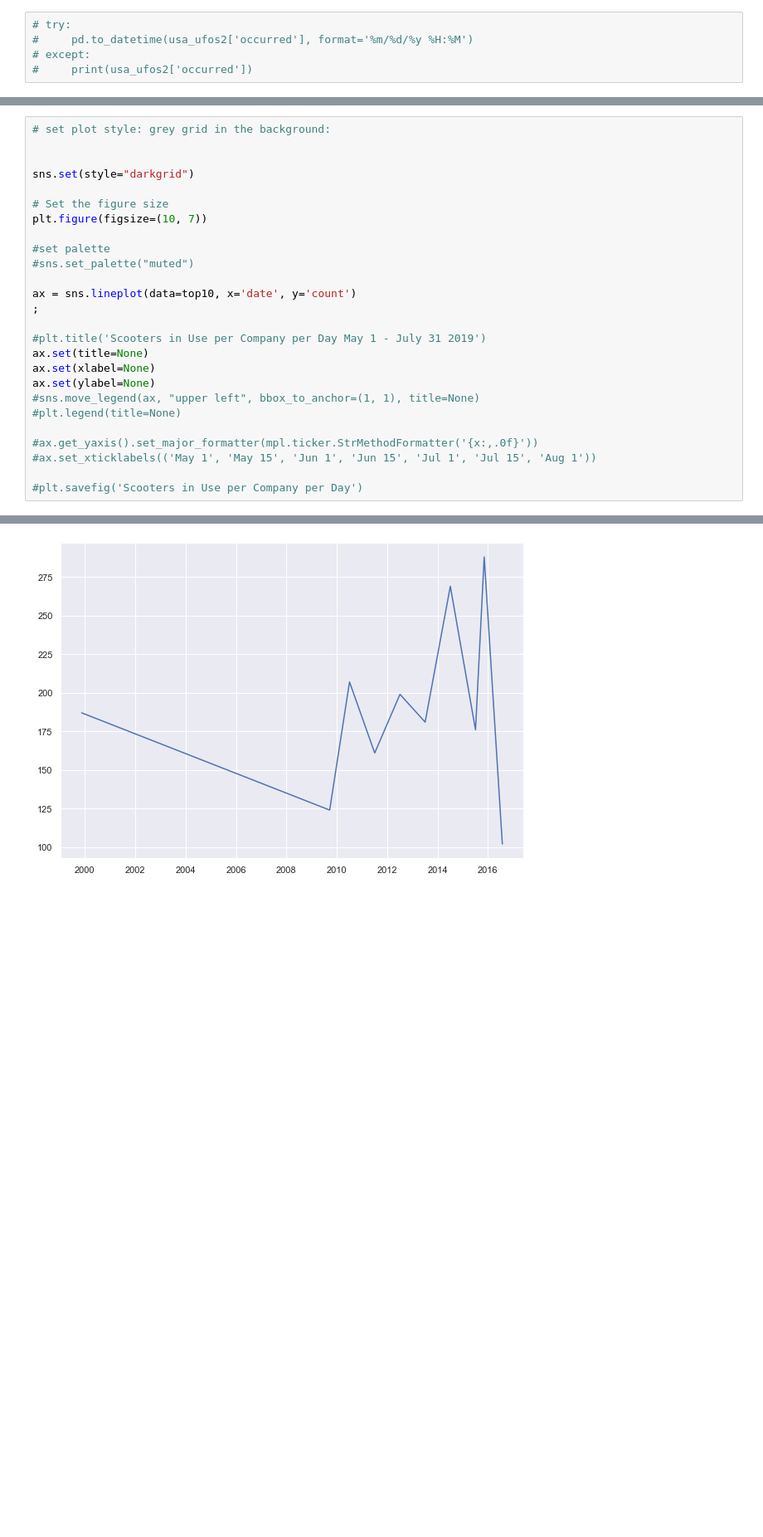
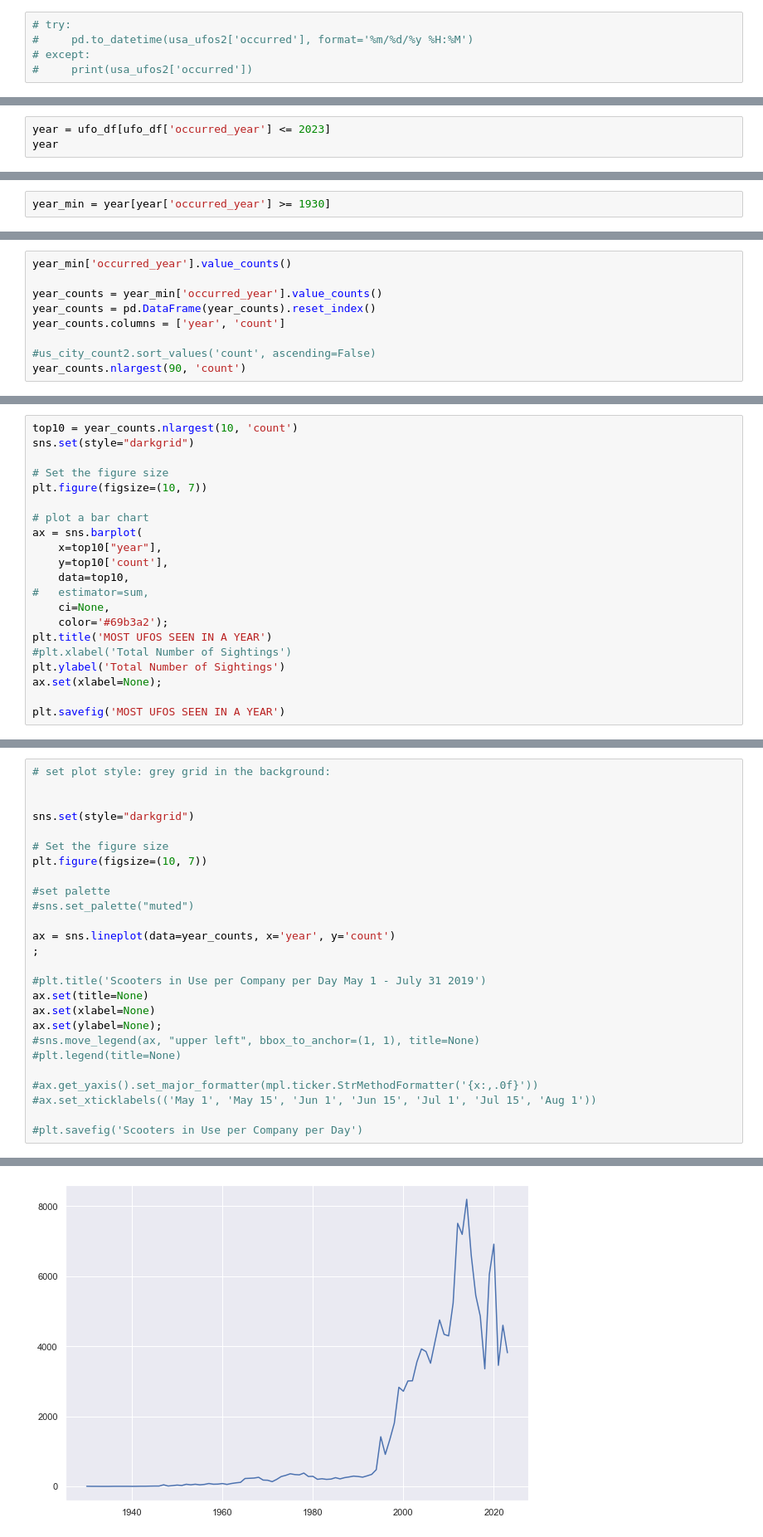
Before and after one commit to t-white-21/ufo-exploration, a Jupyter notebook: notebooks/ufo_times.ipynb, the cells around one changed output, grey strips where cells are left out. Shown: that part at 83% size. Cells and saved outputs as stored; diff of their text form; blank space fills up the shorter version.

Commit message:
time charts

```diff
--- a/notebooks/ufo_times.ipynb
+++ b/notebooks/ufo_times.ipynb
@@ -148,0 +210,3 @@ plt.savefig('MOST UFOS SEEN IN A DAY')
+# %%
+year = ufo_df[ufo_df['occurred_year'] <= 2023]
+year
@@ -148,0 +231,2 @@ plt.savefig('MOST UFOS SEEN IN A DAY')
+# %%
+year_min = year[year['occurred_year'] >= 1930]
@@ -148,0 +237,9 @@ plt.savefig('MOST UFOS SEEN IN A DAY')
+# %%
+year_min['occurred_year'].value_counts()
+
+year_counts = year_min['occurred_year'].value_counts()
+year_counts = pd.DataFrame(year_counts).reset_index()
+year_counts.columns = ['year', 'count']
+
+#us_city_count2.sort_values('count', ascending=False)
+year_counts.nlargest(90, 'count')
@@ -148,0 +260,21 @@ plt.savefig('MOST UFOS SEEN IN A DAY')
+# %%
+top10 = year_counts.nlargest(10, 'count')
+sns.set(style="darkgrid")
+
+# Set the figure size
+plt.figure(figsize=(10, 7))
+
+# plot a bar chart
+ax = sns.barplot(
+    x=top10["year"],
+    y=top10['count'],
+    data=top10,
+#   estimator=sum,
+    ci=None,
+    color='#69b3a2');
+plt.title('MOST UFOS SEEN IN A YEAR')
+#plt.xlabel('Total Number of Sightings')
+plt.ylabel('Total Number of Sightings')
+ax.set(xlabel=None);
+
+plt.savefig('MOST UFOS SEEN IN A YEAR')
@@ -158,13 +292,13 @@ plt.figure(figsize=(10, 7))
 #set palette
 #sns.set_palette("muted")
 
-ax = sns.lineplot(data=top10, x='date', y='count')
+ax = sns.lineplot(data=year_counts, x='year', y='count')
 ;
 
 #plt.title('Scooters in Use per Company per Day May 1 - July 31 2019')
 ax.set(title=None)
 ax.set(xlabel=None)
-ax.set(ylabel=None)
+ax.set(ylabel=None);
 #sns.move_legend(ax, "upper left", bbox_to_anchor=(1, 1), title=None)
 #plt.legend(title=None)
 
@@ -177 +310 @@ ax.set(ylabel=None)
-[figure, old version]
+[figure, new version]
```
Also changed, not shown: parts of 12 cells of this notebook, 3 other files.
